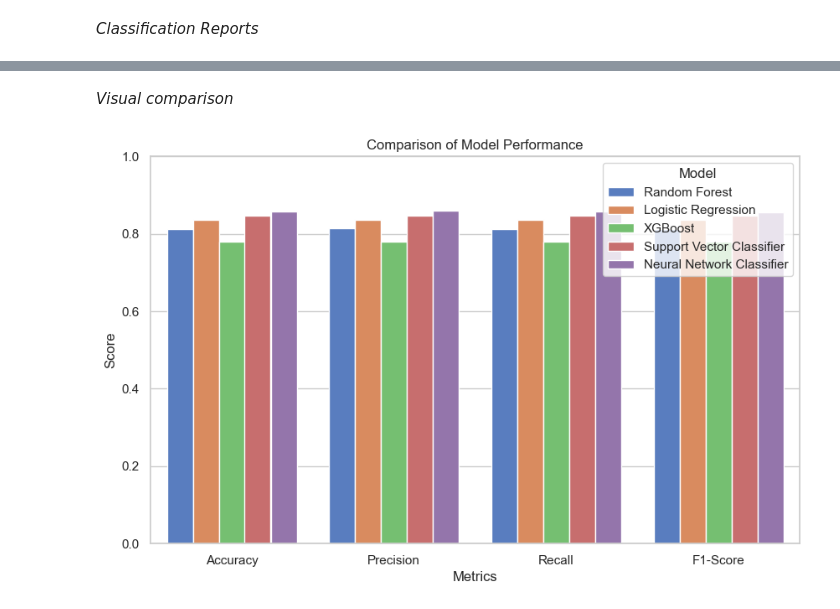
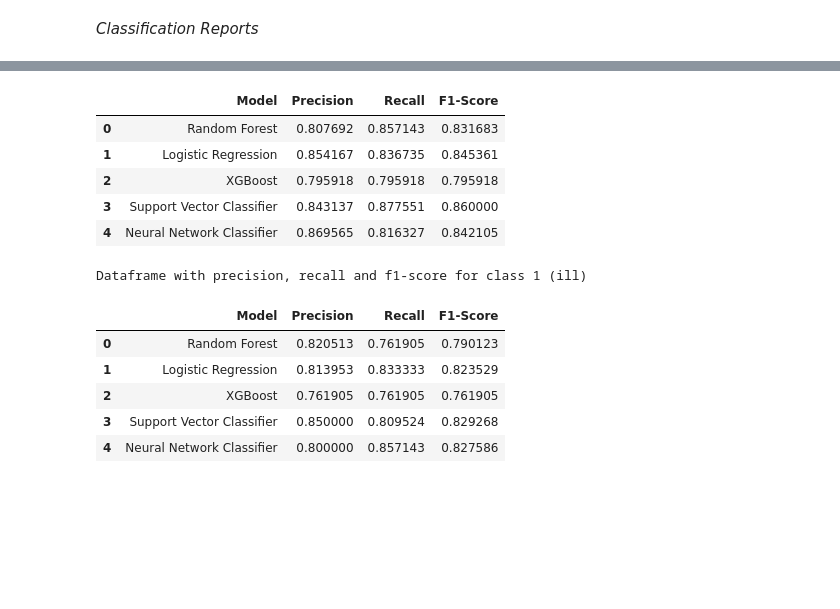
Before and after one commit to Poliaboy/PfDa_Project_S7, a Jupyter notebook: playground.ipynb, the cells around one changed output, grey strips where cells are left out. Saved outputs shown, nothing was run; the diff lists cells and outputs as text; code cells hidden in the pictures; blank space fills up the shorter version.

```diff
--- a/playground.ipynb
+++ b/playground.ipynb
@@ -617,28 +569,41 @@ df_weighted_avg.head()
-# %% [markdown]
-*Visual comparison*
-# %%
-# Extracting metrics
-metrics_data = []
-for model, report in reports.items():
-    metrics_data.append({
-        'Model': model,
-        'Accuracy': report['accuracy'],
-        'Precision': report['weighted avg']['precision'],
-        'Recall': report['weighted avg']['recall'],
-        'F1-Score': report['weighted avg']['f1-score']
-    })
-
-# Convert to DataFrame
-metrics_df = pd.DataFrame(metrics_data)
-# Melting the DataFrame to make it suitable for sns.barplot
-metrics_df_melted = metrics_df.melt('Model', var_name='Metrics', value_name='Values')
-
-# Plotting
-plt.figure(figsize=(10, 6))
-sns.barplot(x='Metrics', y='Values', hue='Model', data=metrics_df_melted)
-plt.title('Comparison of Model Performance')
-plt.ylabel('Score')
-plt.ylim(0, 1)  # Assuming the metrics are between 0 and 1
-plt.show()
-# %% [output]
-[figure, removed]
+# %%
+df_not_ill = df_reports[['Model', '0']].copy()
+
+# Then use the .loc method to avoid the SettingWithCopyWarning
+df_not_ill.loc[:, 'Precision'] = df_not_ill['0'].apply(lambda x: x['precision'])
+df_not_ill.loc[:, 'Recall'] = df_not_ill['0'].apply(lambda x: x['recall'])
+df_not_ill.loc[:, 'F1-Score'] = df_not_ill['0'].apply(lambda x: x['f1-score'])
+
+# Now you can safely drop the '0' column if you wish
+df_not_ill = df_not_ill.drop('0', axis=1)
+
+print("Dataframe with precision, recall and f1-score for class 0 (not ill)")
+df_not_ill.head()
+# %% [output]
+|  | Model | Precision | Recall | F1-Score |
+| 0 | Random Forest | 0.807692 | 0.857143 | 0.831683 |
+| 1 | Logistic Regression | 0.854167 | 0.836735 | 0.845361 |
+| 2 | XGBoost | 0.795918 | 0.795918 | 0.795918 |
+| 3 | Support Vector Classifier | 0.843137 | 0.877551 | 0.860000 |
+| 4 | Neural Network Classifier | 0.869565 | 0.816327 | 0.842105 |
+# %%
+df_ill = df_reports[['Model', '1']].copy()
+
+# Then use the .loc method to avoid the SettingWithCopyWarning
+df_ill.loc[:, 'Precision'] = df_ill['1'].apply(lambda x: x['precision'])
+df_ill.loc[:, 'Recall'] = df_ill['1'].apply(lambda x: x['recall'])
+df_ill.loc[:, 'F1-Score'] = df_ill['1'].apply(lambda x: x['f1-score'])
+
+# Now you can safely drop the '0' column if you wish
+df_ill = df_ill.drop('1', axis=1)
+
+print("Dataframe with precision, recall and f1-score for class 1 (ill)")
+df_ill.head()
+# %% [output]
+Dataframe with precision, recall and f1-score for class 1 (ill)
+|  | Model | Precision | Recall | F1-Score |
+| 0 | Random Forest | 0.820513 | 0.761905 | 0.790123 |
+| 1 | Logistic Regression | 0.813953 | 0.833333 | 0.823529 |
+| 2 | XGBoost | 0.761905 | 0.761905 | 0.761905 |
+| 3 | Support Vector Classifier | 0.850000 | 0.809524 | 0.829268 |
+| 4 | Neural Network Classifier | 0.800000 | 0.857143 | 0.827586 |
```
Also changed, not shown: parts of 11 cells of this notebook.
